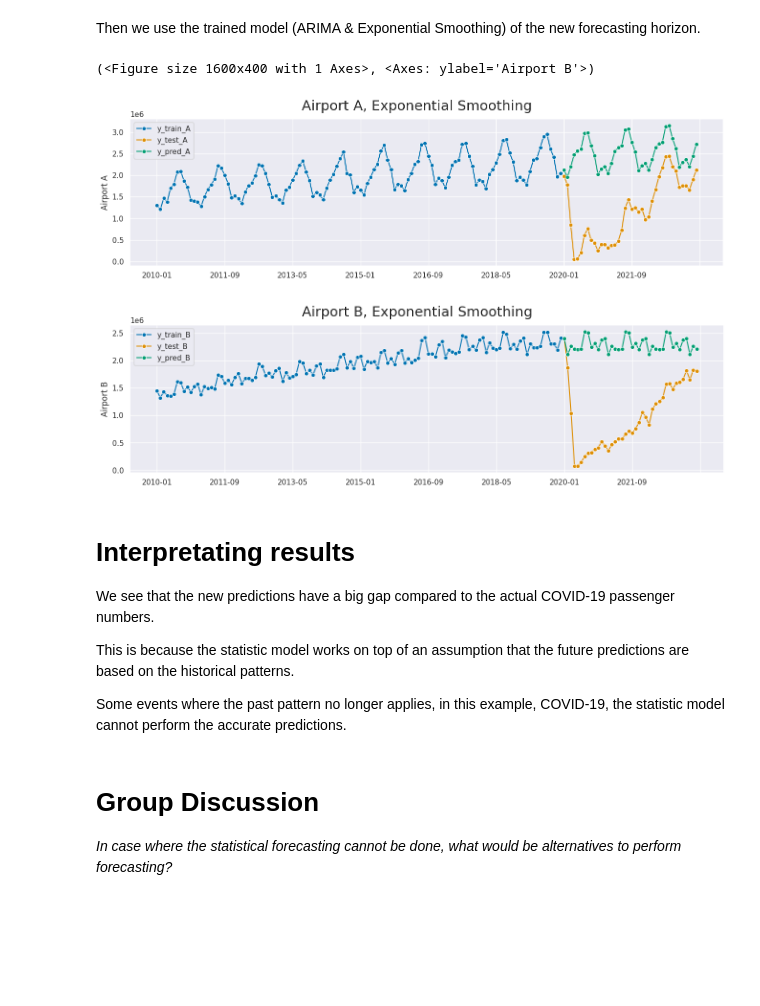
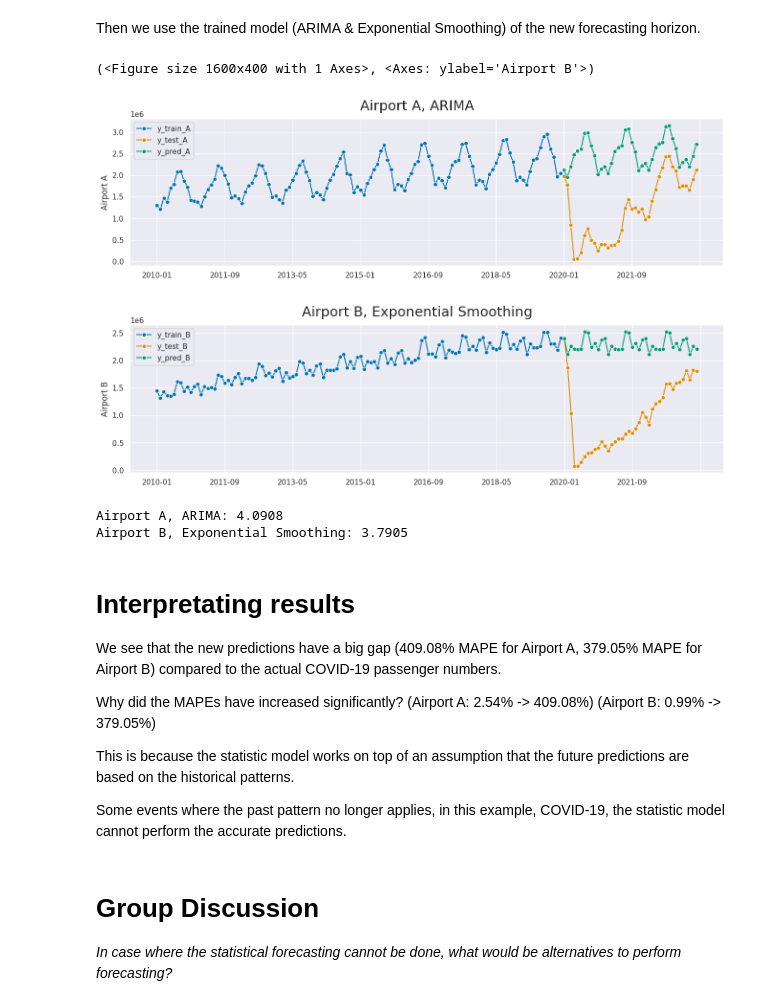
Before and after one commit to 91htjung/AirportBusinessAnalytics, a Jupyter notebook: 02-Forecast_Shortterm_Statistics.ipynb, the cells around one changed output. Saved outputs shown, nothing was run; the diff lists cells and outputs as text; code cells hidden in the pictures; blank space fills up the shorter version.

```diff
--- a/02-Forecast_Shortterm_Statistics.ipynb
+++ b/02-Forecast_Shortterm_Statistics.ipynb
@@ -293,19 +297,31 @@ Then we use the trained model (ARIMA & Exponential Smoothing) of the new forecas
 covid_y_pred_arima = arima_forecaster.predict(fh=covid_fh)
 covid_y_pred_exp = exp_forecaster.predict(fh=covid_fh)
 # %%
+# plotting ARIMA result of Airport A
 plot_series(before_covid['Airport A'], after_covid['Airport A'], covid_y_pred_arima['Airport A'],
-            labels=['y_train_A', 'y_test_A', 'y_pred_A'], title='Airport A, Exponential Smoothing')
+            labels=['y_train_A', 'y_test_A', 'y_pred_A'], title='Airport A, ARIMA')
 
+# plotting Exponential Smoothing result of Airport B
 plot_series(before_covid['Airport B'], after_covid['Airport B'], covid_y_pred_exp['Airport B'],
             labels=['y_train_B', 'y_test_B', 'y_pred_B'], title='Airport B, Exponential Smoothing')
 # %% [output]
 (<Figure size 1600x400 with 1 Axes>, <Axes: ylabel='Airport B'>)
-[figure, old version]
+[figure, new version]
 [figure]
+# %%
+# Calculating MAPE of ARIMA prediction for Airport A and MAPE of Exponential Smoothing prediction for Airport B
+print('Airport A, ARIMA: %.4f' % mape(after_covid['Airport A'], covid_y_pred_arima['Airport A']))
+print('Airport B, Exponential Smoothing: %.4f' % mape(after_covid['Airport B'], covid_y_pred_exp['Airport B']))
+# %% [output]
+Airport A, ARIMA: 4.0908
+Airport B, Exponential Smoothing: 3.7905
 # %% [markdown]
 # Interpretating results
 
-We see that the new predictions have a big gap compared to the actual COVID-19 passenger numbers.
+We see that the new predictions have a big gap (409.08% MAPE for Airport A, 379.05% MAPE for Airport B) compared to the actual COVID-19 passenger numbers.
+
+Why did the MAPEs have increased significantly? (Airport A: 2.54% -> 409.08%)
+(Airport B: 0.99% -> 379.05%)
 
 This is because the statistic model works on top of an assumption that the future predictions are based on the historical patterns.
 
```
Also changed, not shown: parts of 15 cells of this notebook.
